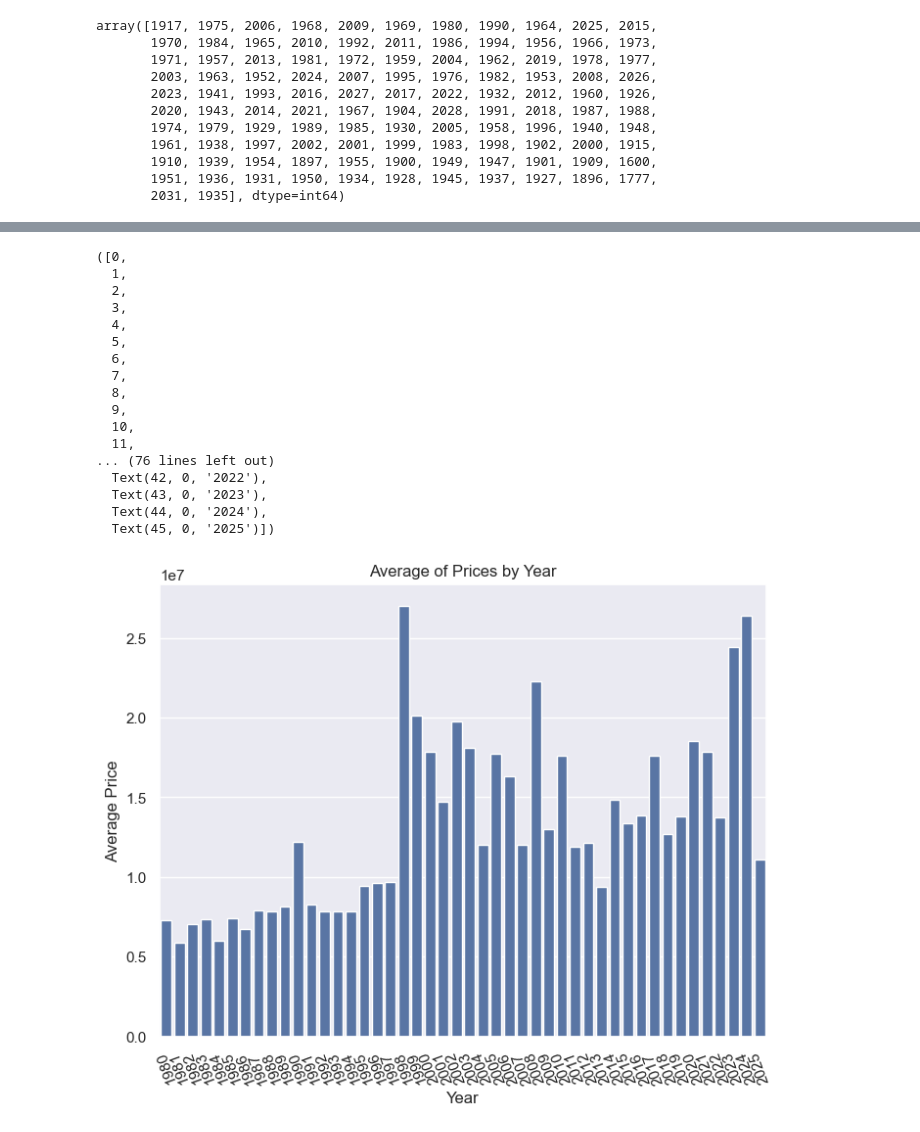
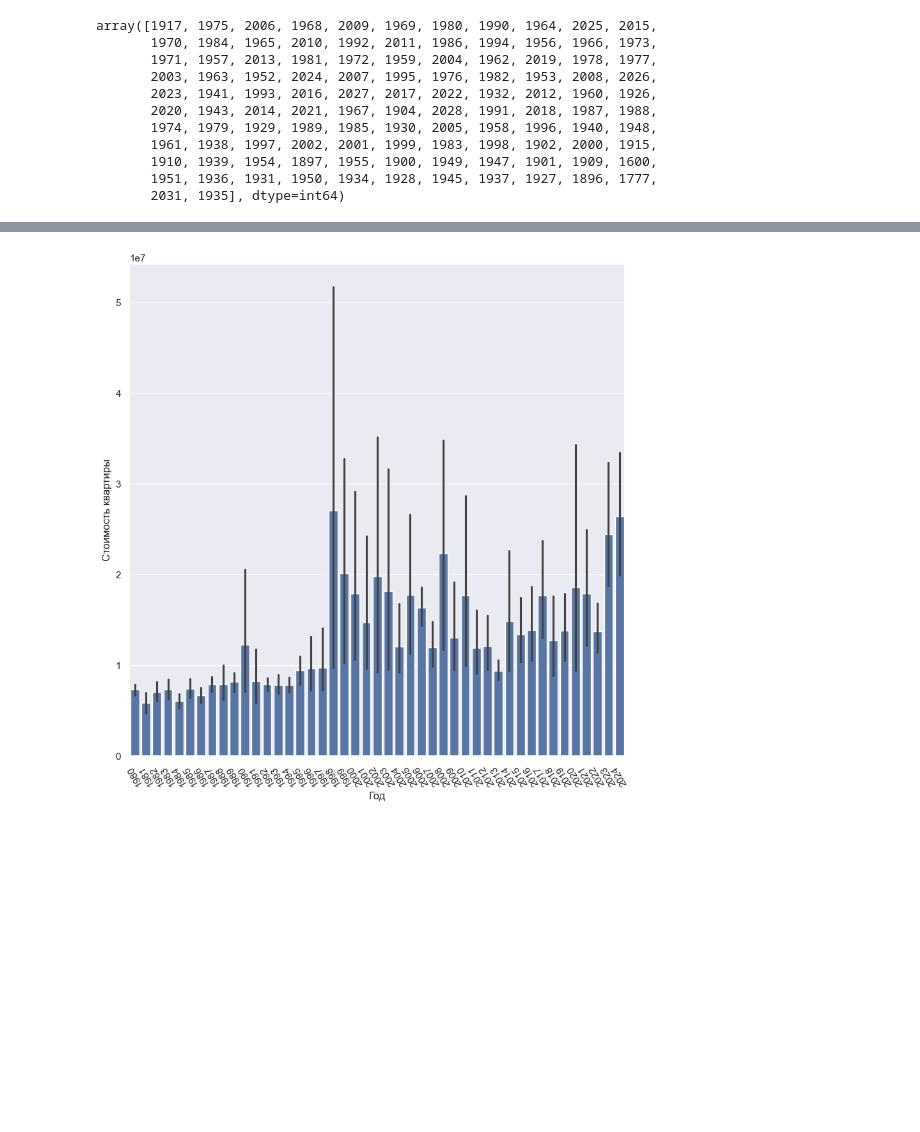
Before and after one commit to darinbtw/intensiv1, a Jupyter notebook: ANALYS.ipynb, the cells around one changed output, grey strips where cells are left out. Cells and saved outputs as stored; diff of their text form; code cells hidden in the pictures; blank space fills up the shorter version.

```diff
--- a/ANALYS.ipynb
+++ b/ANALYS.ipynb
@@ -509,7 +562,7 @@ array([1917, 1975, 2006, 1968, 2009, 1969, 1980, 1990, 1964, 2025, 2015,
        1951, 1936, 1931, 1950, 1934, 1928, 1945, 1937, 1927, 1896, 1777,
        2031, 1935], dtype=int64)
 # %%
-df_clean = df_clean[(df_clean['year_of_construction'] >= 1980) & (df_clean['year_of_construction'] <= 2025)]
+df_clean = df_clean[(df_clean['year_of_construction'] >= 1980) & (df_clean['year_of_construction'] <= 2024)]
 # %%
 df_clean['year_of_construction'].unique()
 # %% [output]
@@ -542,27 +595,11 @@ average_prices
 # %%
 sns.set(style="darkgrid")
-plt.figure(figsize=(8, 6))
-sns.barplot(x='year_of_construction', y='price', data=average_prices)
-plt.title('Average of Prices by Year')
-plt.xlabel('Year')
-plt.ylabel('Average Price')
-plt.xticks(rotation=110)
+plt.figure(figsize=(10, 10))
+sns.barplot(x='year_of_construction', y='price', data=df_clean)
+plt.xlabel('Год')
+plt.ylabel('Стоимость квартиры')
+plt.xticks(rotation=120)
+
+plt.show()
 # %% [output]
-([0,
-  1,
-  2,
-  3,
-  4,
-  5,
-  6,
-  7,
-  8,
-  9,
-  10,
-  11,
-... (76 lines left out)
-  Text(42, 0, '2022'),
-  Text(43, 0, '2023'),
-  Text(44, 0, '2024'),
-  Text(45, 0, '2025')])
-[figure, old version]
+[figure, new version]
```
Also changed, not shown: parts of 27 cells of this notebook.
